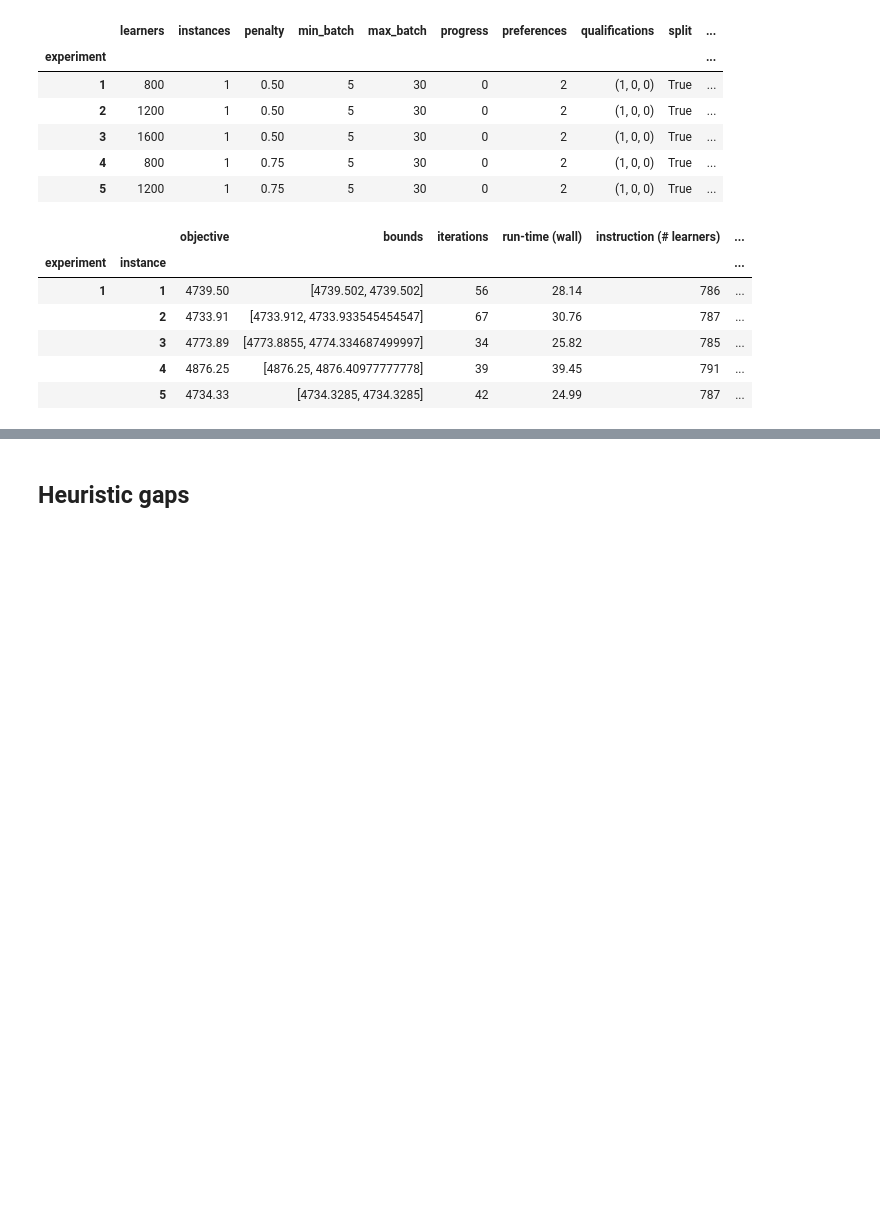
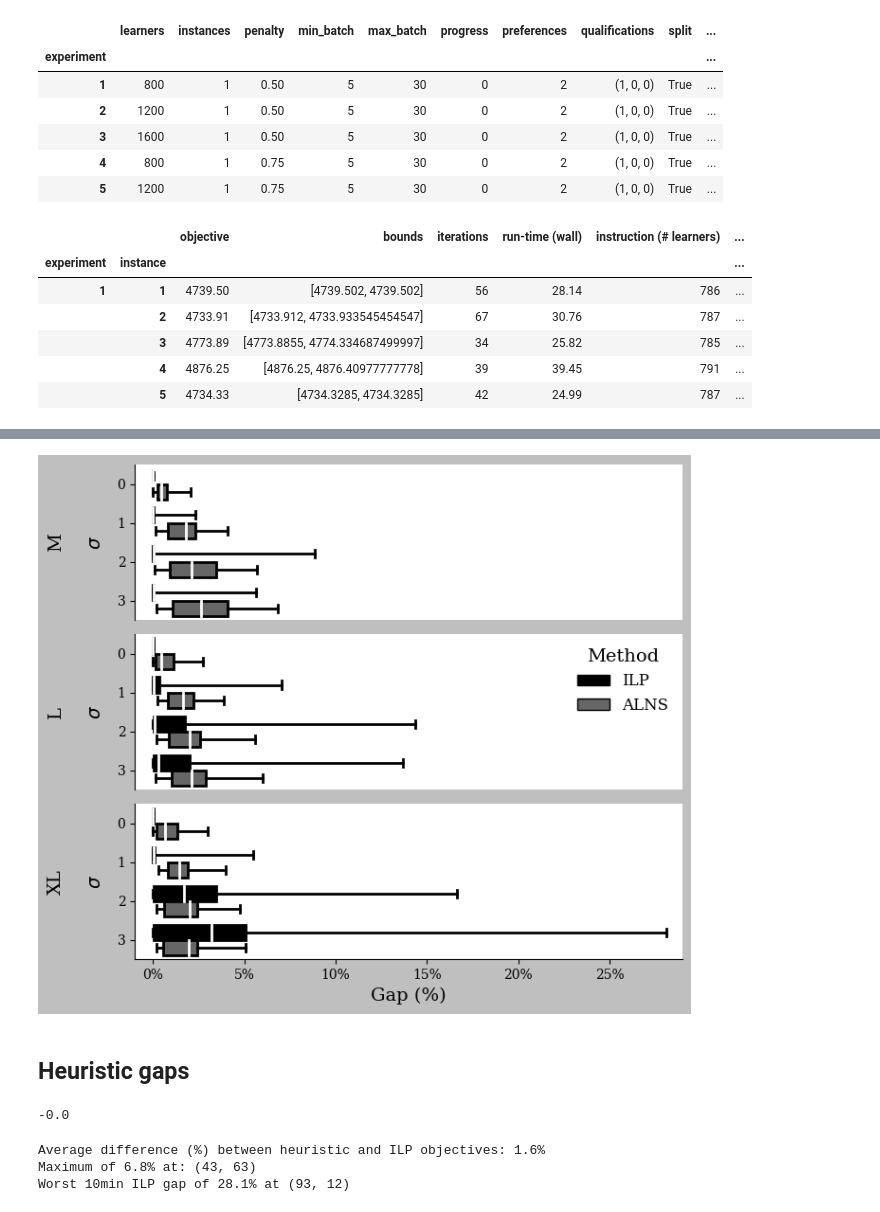
Before and after one commit to N-Wouda/PL-Hourly-Heuristic, a Jupyter notebook: performance.ipynb, the cells around one changed output, grey strips where cells are left out. Drawn from its saved outputs; the diff is of its cells as text; code cells hidden in the pictures; blank space fills up the shorter version.

Commit message:
Add performance analysis to notebooks

```diff
--- a/performance.ipynb
+++ b/performance.ipynb
@@ -57,6 +67,6 @@ ilp.head()
 |  | 4 | 4876.25 | [4876.25, 4876.40977777778] | 39 | 39.45 | 791 | ... |
 |  | 5 | 4734.33 | [4734.3285, 4734.3285] | 42 | 24.99 | 787 | ... |
 # %%
-# heuristic = get_cached_data("heuristic", 144)
-# heuristic.head()
+heuristic = get_cached_data("heuristic", 144)
+heuristic.head()
 # %% [output]
@@ -66,6 +82,8 @@ FileNotFoundError: [Errno 2] No such file or directory: 'cache/1-heuristic.csv'
 # %%
-data = ilp.join(experiments)
-data['gap (10 min)'].groupby([data.progress, data.learners]).mean()
+ilp_gap = ilp.join(experiments)
+ilp_gap["gap"] = ilp_gap['gap (10 min)']
+ilp_gap["method"] = "ilp"
+ilp_gap.gap.groupby([ilp_gap.progress, ilp_gap.learners]).mean()
 # %% [output]
 progress  learners
 0         800        0.00
@@ -83,0 +102,5 @@ Name: gap (10 min), dtype: float64
+# %%
+heur_gap = heuristic.join(experiments)
+heur_gap["gap"] = 100 * (ilp.objective - heuristic.objective) / heuristic.objective
+heur_gap["method"] = "heuristic"
+heur_gap.gap.groupby([heur_gap.progress, heur_gap.learners]).mean()
@@ -84,2 +122,46 @@ Name: gap (10 min), dtype: float64
+# %%
+data = pd.concat([ilp_gap, heur_gap])
+# %%
+fig, axes = plt.subplots(ncols=1, nrows=3, figsize=(7, 6), sharex=True)
+
+gs = gridspec.GridSpec(3, 1)
+axes[0] = plt.subplot(gs[0])
+axes[1] = plt.subplot(gs[1])
+axes[2] = plt.subplot(gs[2])
+
+for ax, learners, ylabel in zip(axes, [800, 1200, 1600], ["M", "L", "XL"]):
+    sns.boxplot(y='progress', x='gap', hue='method', orient='h', data=data[data.learners == learners], ax=ax,  whis=(0, 100), **PROPS)
+
+    if ax is axes[1]:
+        handles, labels = ax.get_legend_handles_labels()
+        ax.legend(title="Method", handles=handles, labels=["ILP", "ALNS"], frameon=False)
+    else:
+        ax.get_legend().remove()
+
+    ax.set_xlim([-1, 29])
+
+    for spine in ['right', 'top']:
+        ax.spines[spine].set_visible(False)
+
+    if ax is not axes[-1]:
+        ax.set_xlabel("")
+        ax.spines['bottom'].set_visible(False)
+        ax.tick_params(
+                    axis='x',          # changes apply to the x-axis
+                    which='both',      # both major and minor ticks are affected
+                    bottom=False,      # ticks along the bottom edge are off
+                    top=False,         # ticks along the top edge are off
+                    labelbottom=False) # labels along the bottom edge are off
+    else:
+        ax.set_xlabel("Gap (%)")
+        ax.xaxis.set_major_formatter(mtick.PercentFormatter(decimals=0))
+
+    ax.set_ylabel(f"{ylabel}\n\n$\\sigma$", labelpad=10)
+
+fig.align_labels()
+plt.tight_layout()
+plt.savefig("out/method_gaps.pdf", bbox_inches='tight');
+# %% [output]
+[figure, added]
 # %% [markdown]
 ## Heuristic gaps
@@ -85,0 +179,14 @@ Name: gap (10 min), dtype: float64
+# %%
+# Sanity check: the heuristic can never perform better than the optimal
+# values for each problem instance.
+print(round(min(objectives.gap), 2))  # just to be sure this is >= 0
+# %% [output]
+-0.0
+# %%
+print(f"Average difference (%) between heuristic and ILP objectives: {objectives.gap.mean():.1f}%")
+print(f"Maximum of {objectives.gap.max():.1f}% at: {objectives.gap.idxmax()}")
+print(f"Worst 10min ILP gap of {objectives.ilp_10_min_gap.max():.1f}% at {objectives.ilp_10_min_gap.idxmax()}")
+# %% [output]
+Average difference (%) between heuristic and ILP objectives: 1.6%
+Maximum of 6.8% at: (43, 63)
+Worst 10min ILP gap of 28.1% at (93, 12)
```
Also changed, not shown: parts of 14 cells of this notebook, 2 other files.
